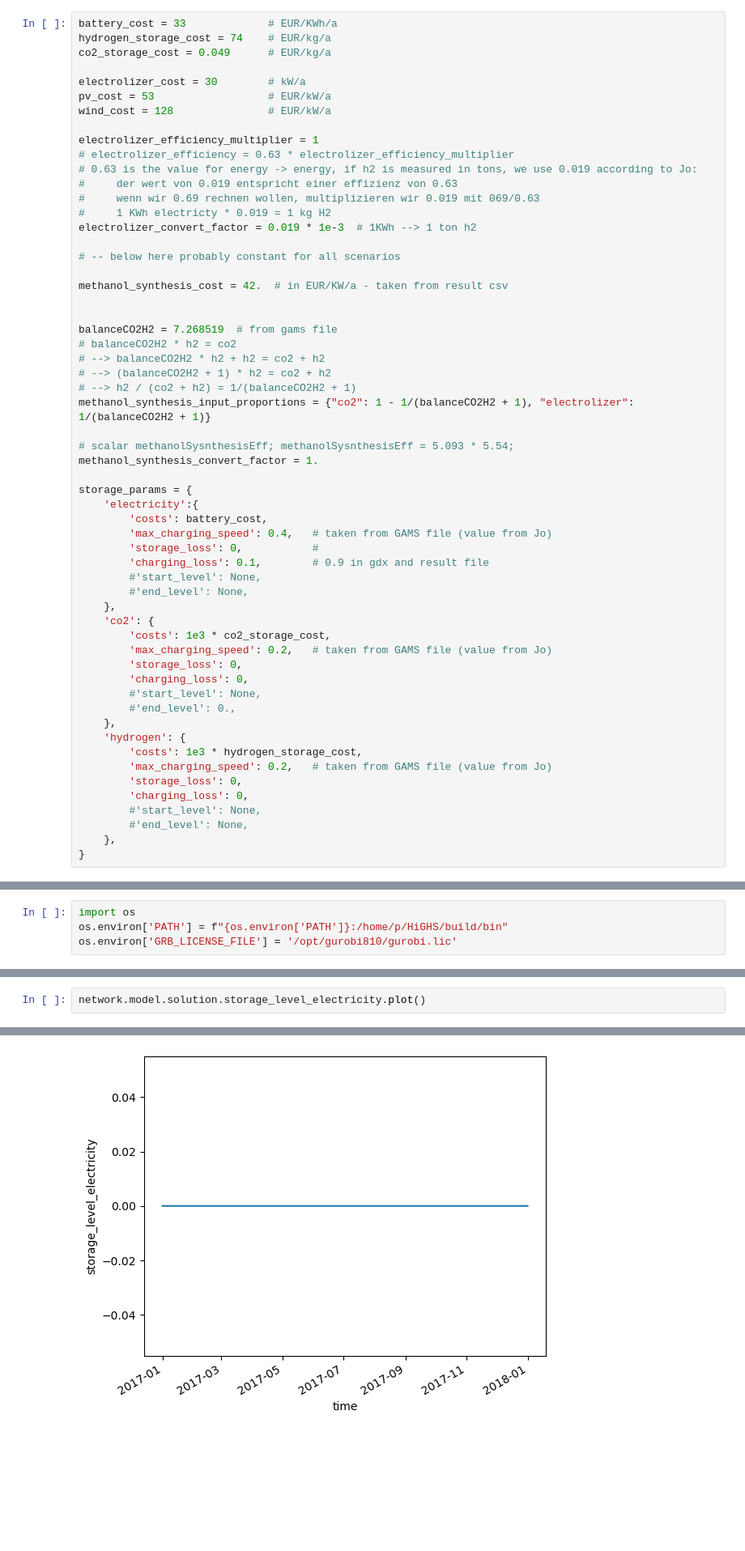
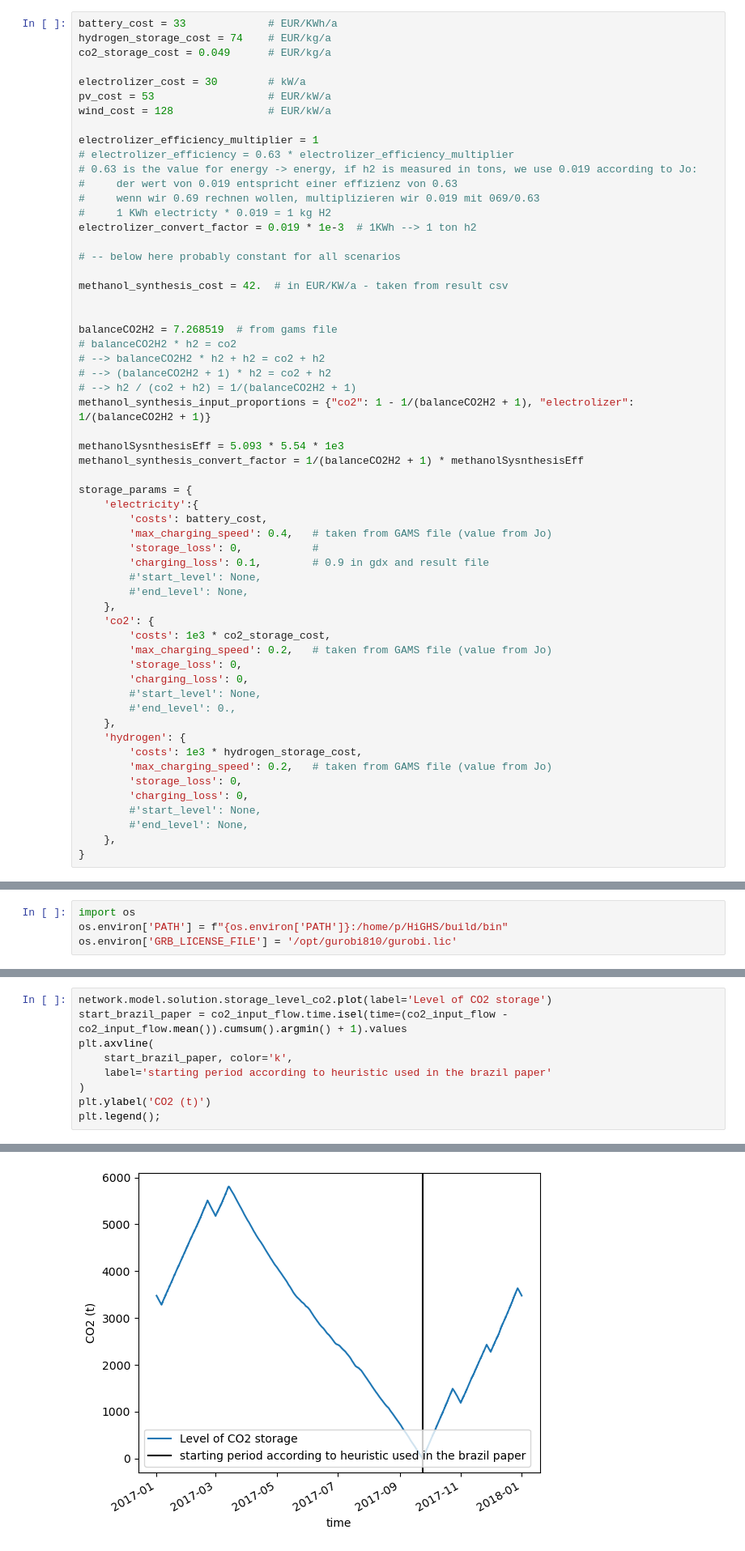
Before and after one commit to inwe-boku/syfop, a Jupyter notebook: notebooks/reproduce-brazil-paper.ipynb, the cells around one changed output, grey strips where cells are left out. Shown at 81% size. Saved outputs shown, nothing was run; the diff lists cells and outputs as text; blank space fills up the shorter version.

Commit message:
Add proper conversion factor for methanol
This should be the last step to reproduce the Brazil paper.

```diff
--- a/notebooks/reproduce-brazil-paper.ipynb
+++ b/notebooks/reproduce-brazil-paper.ipynb
@@ -47,8 +47,8 @@ balanceCO2H2 = 7.268519  # from gams file
 # --> h2 / (co2 + h2) = 1/(balanceCO2H2 + 1)
 methanol_synthesis_input_proportions = {"co2": 1 - 1/(balanceCO2H2 + 1), "electrolizer": 1/(balanceCO2H2 + 1)}
 
-# scalar methanolSysnthesisEff; methanolSysnthesisEff = 5.093 * 5.54;
-methanol_synthesis_convert_factor = 1.
+methanolSysnthesisEff = 5.093 * 5.54 * 1e3
+methanol_synthesis_convert_factor = 1/(balanceCO2H2 + 1) * methanolSysnthesisEff
 
 storage_params = {
     'electricity':{
@@ -366,3 +386,10 @@ Coordinates:
 # %%
-network.model.solution.storage_level_electricity.plot()
+network.model.solution.storage_level_co2.plot(label='Level of CO2 storage')
+start_brazil_paper = co2_input_flow.time.isel(time=(co2_input_flow - co2_input_flow.mean()).cumsum().argmin() + 1).values
+plt.axvline(
+    start_brazil_paper, color='k',
+    label='starting period according to heuristic used in the brazil paper'
+)
+plt.ylabel('CO2 (t)')
+plt.legend();
 # %% [output]
@@ -370,4 +396,4 @@ network.model.solution.storage_level_electricity.plot()
-[figure, old version]
+[figure, new version]
 # %% [markdown]
 ## Debug the model
 # %%
```
Also changed, not shown: parts of 10 cells of this notebook.
